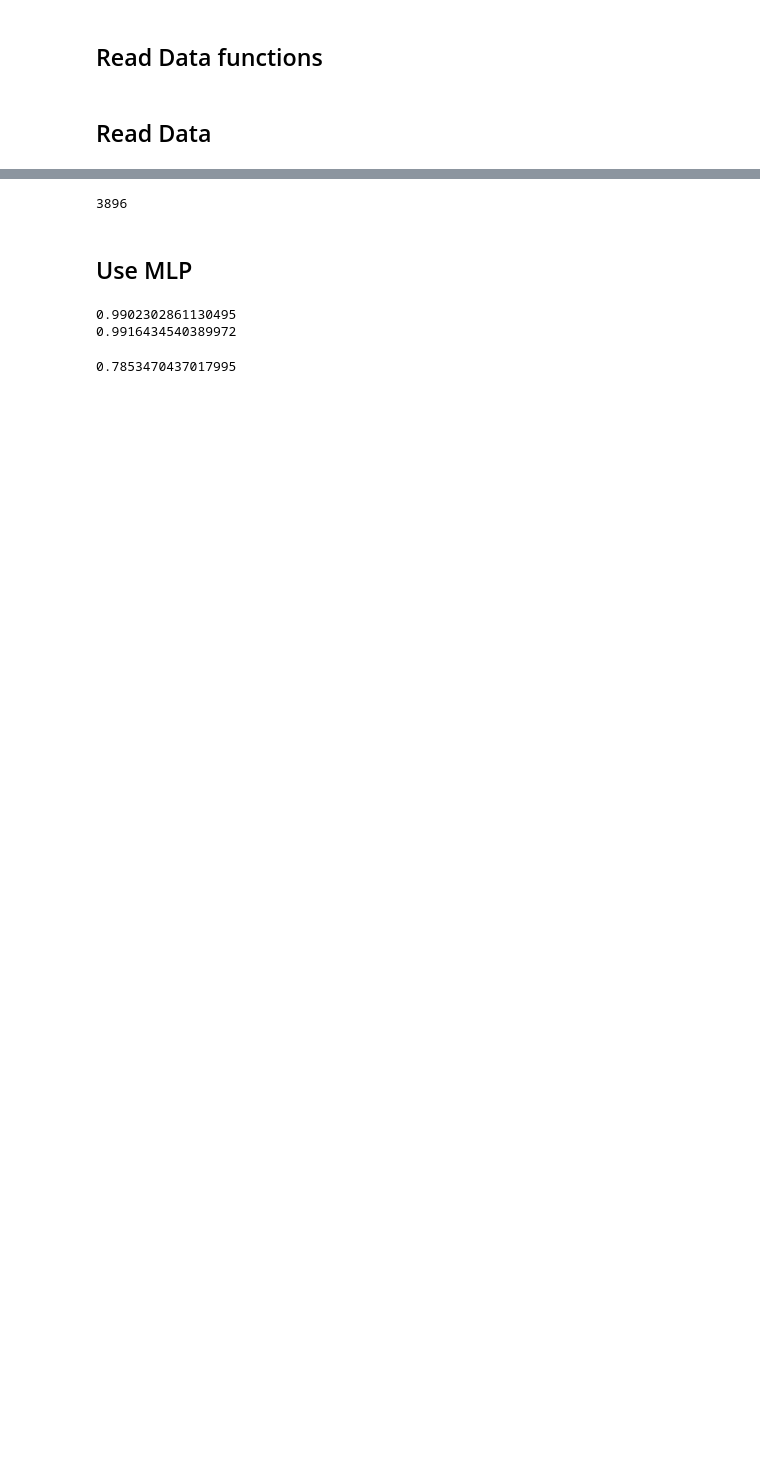
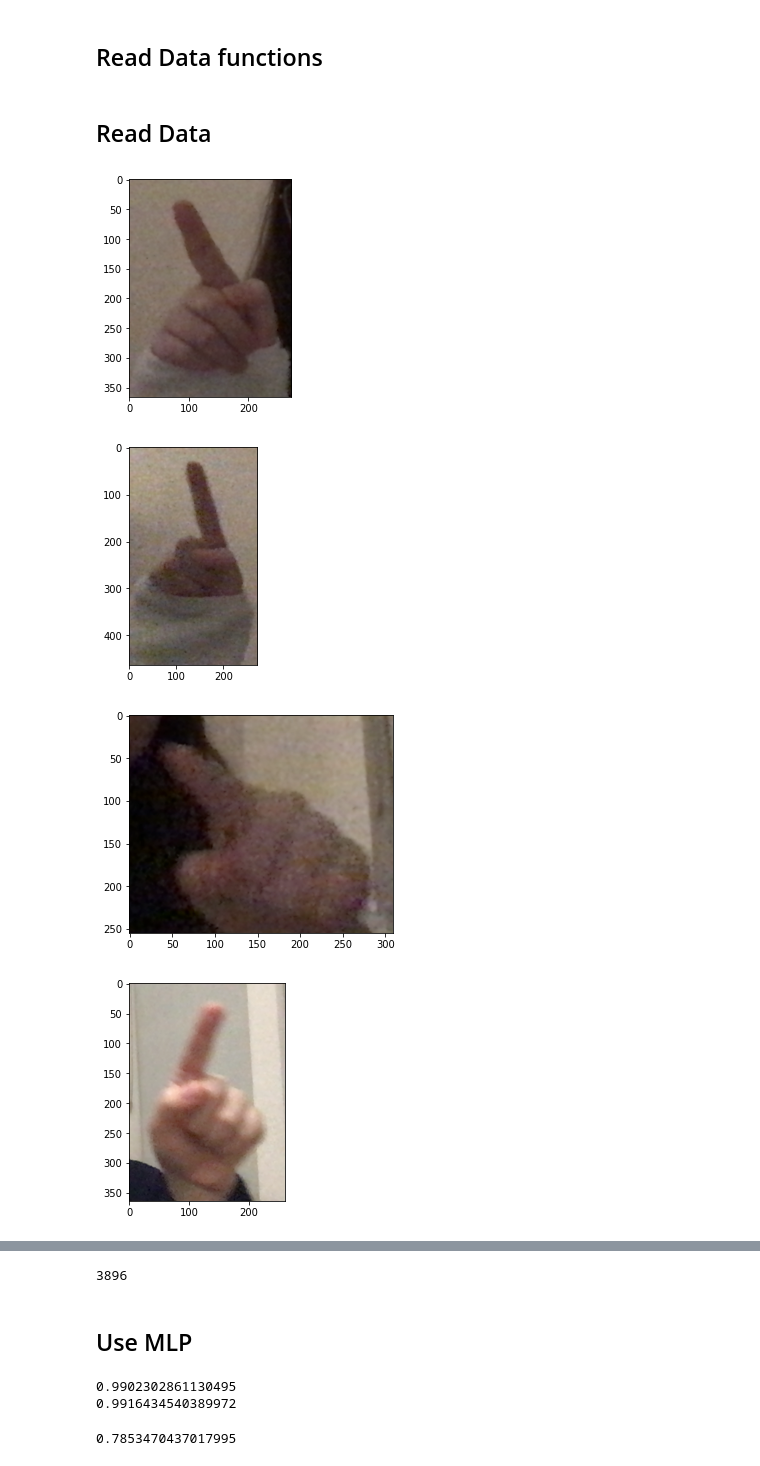
Before and after one commit to zb1439/finger_cursor, a Jupyter notebook: playground/model_experiment/models.ipynb, the cells around one changed output, grey strips where cells are left out. Drawn from its saved outputs; the diff is of its cells as text; code cells hidden in the pictures; blank space fills up the shorter version.

```diff
--- a/playground/model_experiment/models.ipynb
+++ b/playground/model_experiment/models.ipynb
@@ -82,11 +106,23 @@ DIR1 = './data_collector'
 DIR2 = './test_data'
 DIR3 = './skye'
 
-data1, img_data1, y1, y1_i = readData(DIR1)
-data1_balanced, img_data1_balanced, y1_i_balanced = balance_data(data1, img_data1, y1_i)
+data1, img_data1, y1, y1_i, cropped_img_data1 = readData(DIR1)
+data1_balanced, img_data1_balanced, y1_i_balanced, cropped_img_data1_balanced = \
+    balance_data(data1, img_data1, y1_i, cropped_img_data1)
 
-data2, img_data2, y2, y2_i = readData(DIR2)
-data2_balanced, img_data2_balanced, y2_i_balanced = balance_data(data2, img_data2, y2_i)
+data2, img_data2, y2, y2_i, cropped_img_data2 = readData(DIR2)
+data2_balanced, img_data2_balanced, y2_i_balanced, cropped_img_data2_balanced = \
+    balance_data(data2, img_data2, y2_i, cropped_img_data2)
 
-data3, img_data3, y3, y3_i = readData(DIR3)
-data3_balanced, img_data3_balanced, y3_i_balanced = balance_data(data3, img_data3, y3_i)
+data3, img_data3, y3, y3_i, cropped_img_data3 = readData(DIR3)
+data3_balanced, img_data3_balanced, y3_i_balanced, cropped_img_data3_balanced = \
+    balance_data(data3, img_data3, y3_i, cropped_img_data3)
+# %%
+for i in range (0, 5):
+    plt.imshow(cropped_img_data1[i])
+    plt.show()
+# %% [output]
+[figure, added]
+[figure, added]
+[figure, added]
+[figure, added]
```
Also changed, not shown: parts of 18 cells of this notebook, 2 other files.
